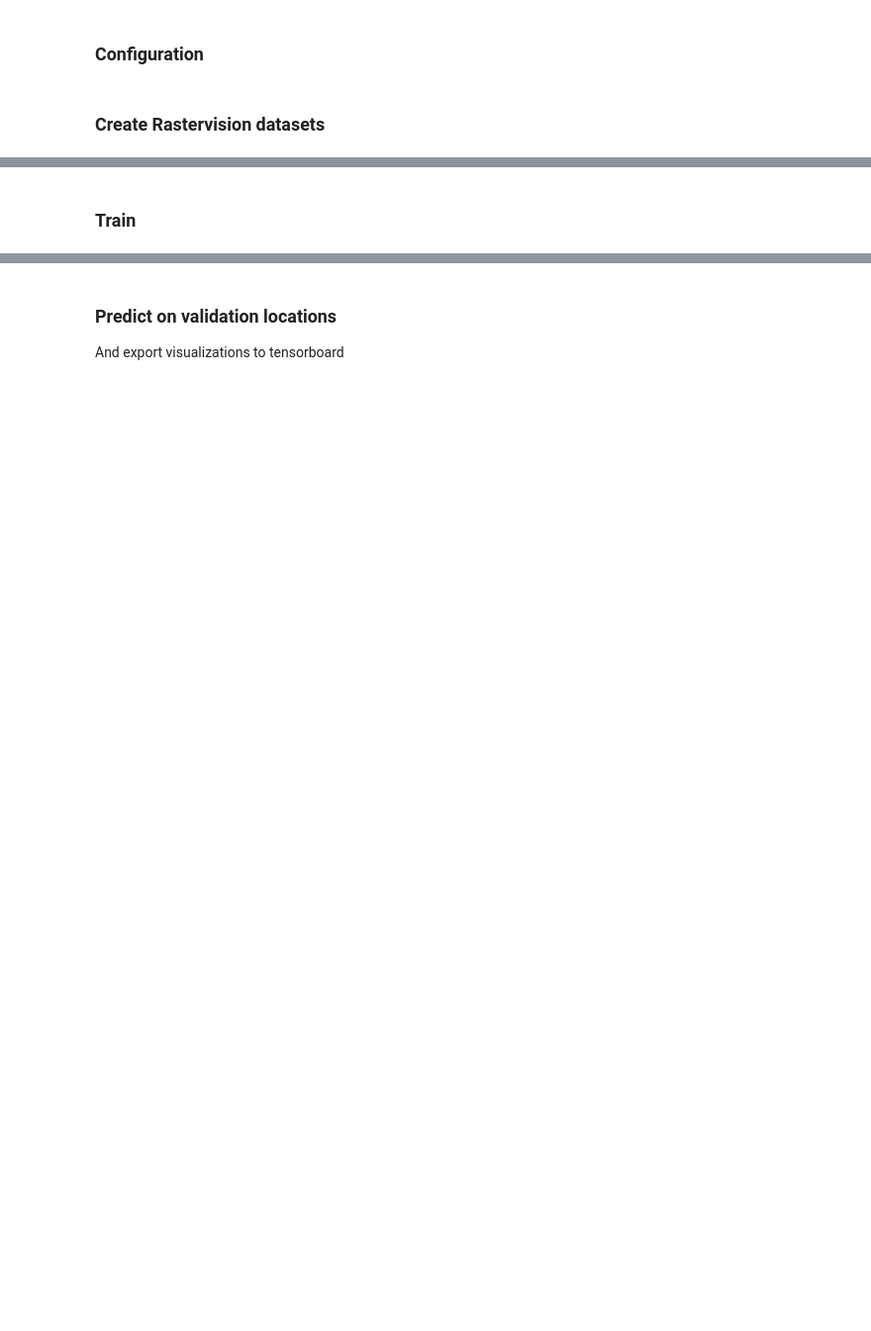
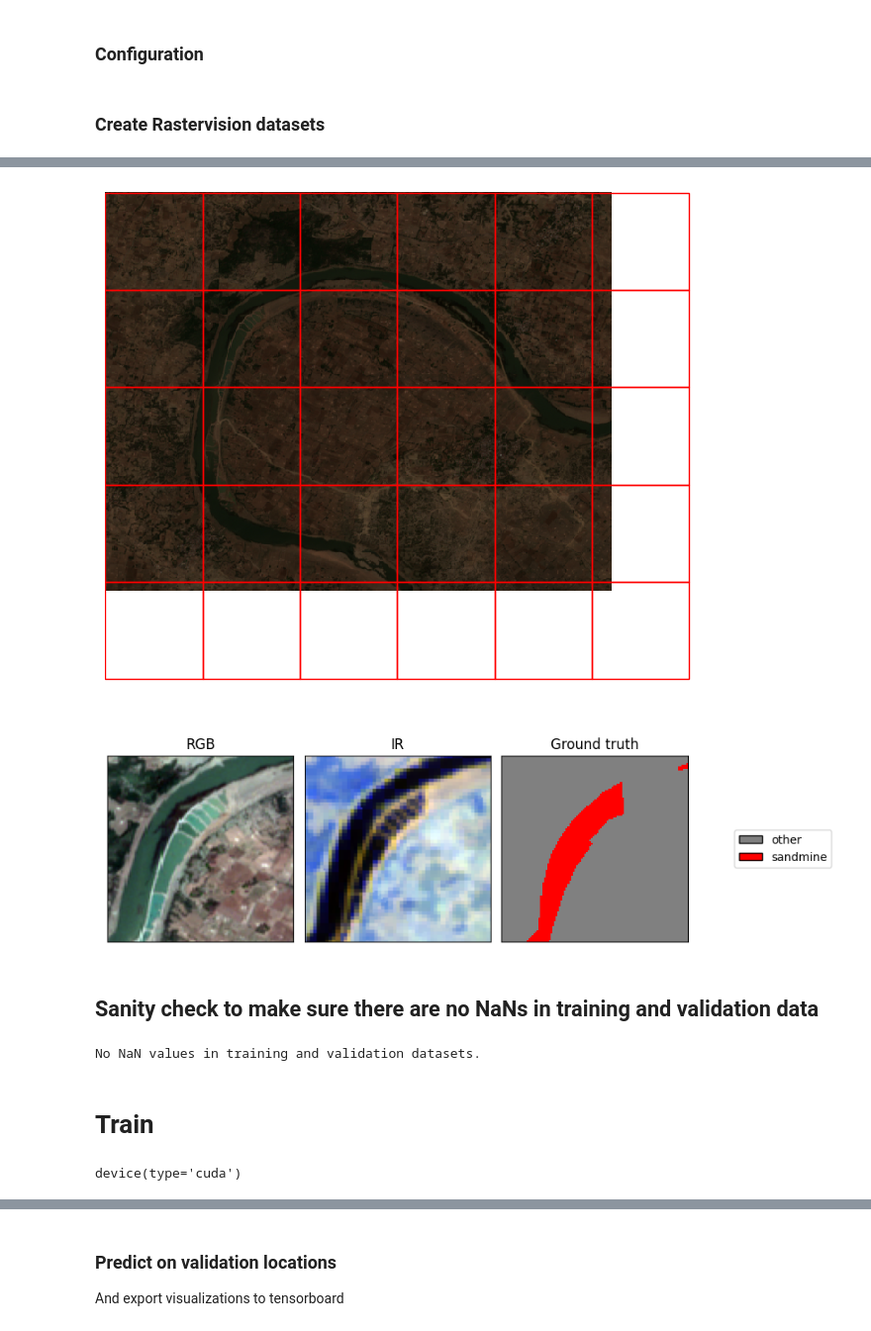
Before and after one commit to BerkeleySandProject/sandmining-watch, a Jupyter notebook: train/train.ipynb, the cells around one changed output, grey strips where cells are left out. Shown: that part at 99% size. Cells and saved outputs as stored; diff of their text form; code cells hidden in the pictures; blank space fills up the shorter version.

```diff
--- a/train/train.ipynb
+++ b/train/train.ipynb
@@ -70,16 +116,55 @@ val_dataset_merged = ConcatDataset(validation_datasets)
 # %%
 from utils.visualizing import show_windows, show_image_in_dataset
 from project_config import DISPLAY_GROUPS, CLASS_CONFIG
 
 ds_to_visualize = validation_datasets[2]
 show_windows(
     ds_to_visualize.scene.raster_source[:,:],
     ds_to_visualize.windows
 )
 show_image_in_dataset(
     ds_to_visualize,
     CLASS_CONFIG,
-    DISPLAY_GROUPS
+    DISPLAY_GROUPS,
+    idx=7
 )
+# %% [output]
+[figure, added]
+[figure, added]
+# %% [markdown]
+## Sanity check to make sure there are no NaNs in training and validation data
+# %%
+from rastervision.pytorch_learner.dataset.visualizer import SemanticSegmentationVisualizer
+import torch
+
+visualizer = SemanticSegmentationVisualizer(
+        class_names=CLASS_CONFIG.names,
+        class_colors=CLASS_CONFIG.colors,
+        channel_display_groups=DISPLAY_GROUPS,
+    )
+
+
+for img in validation_datasets:
+    x, _ = visualizer.get_batch(img)
+    # count the number of nan values in the image x
+    # print(torch.isnan(x).sum())
+    assert not torch.isnan(x).any()
+
+
+for img in training_datasets:
+    x, _ = visualizer.get_batch(img)
+    # count the number of nan values in the image x
+    # print(torch.isnan(x).sum())
+    assert not torch.isnan(x).any()
+
+print ('No NaN values in training and validation datasets.')
+# %% [output]
+No NaN values in training and validation datasets.
 # %% [markdown]
-### Train
+# Train
+# %%
+import torch
+device = torch.device("cuda" if torch.cuda.is_available() else "cpu")
+device
+# %% [output]
+device(type='cuda')
```
Also changed, not shown: parts of 7 cells of this notebook, 1 other file.
